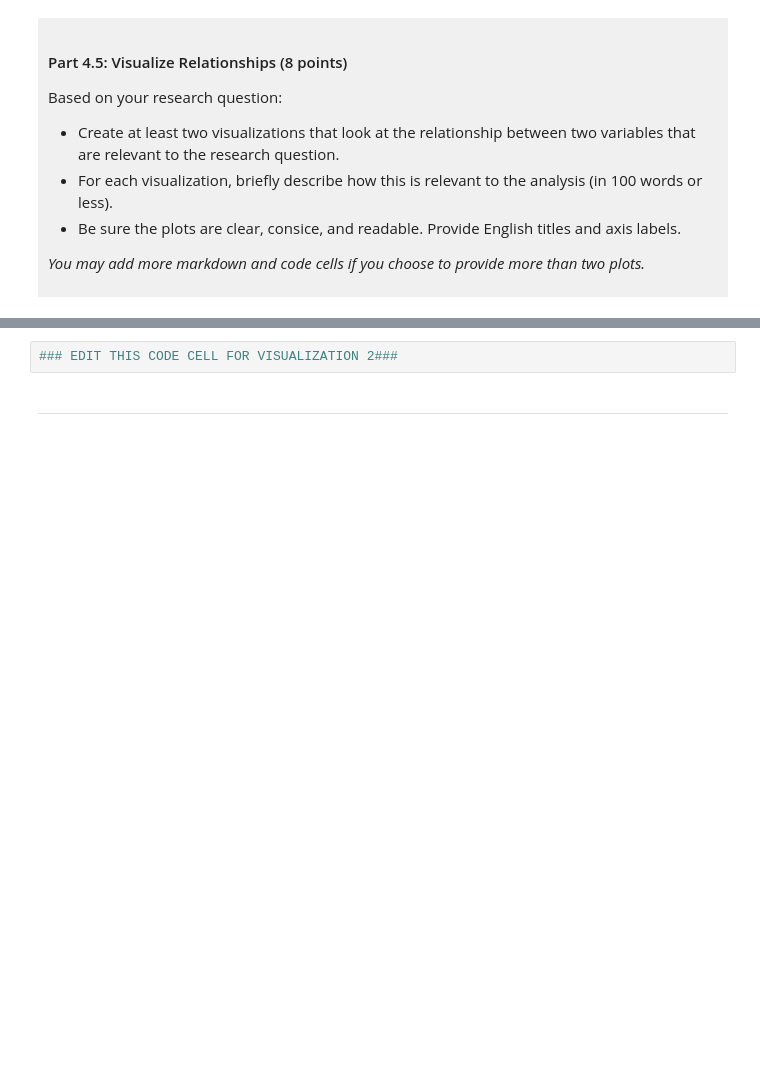
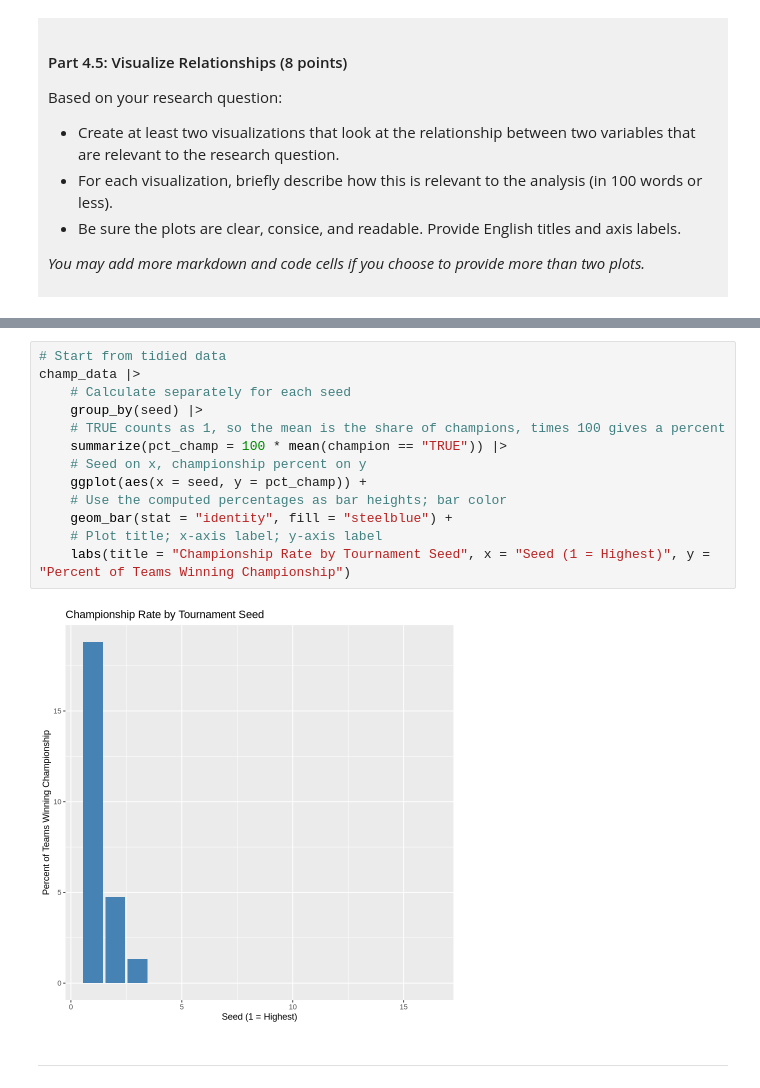
Before and after one commit to Hankin07/dsci-100-project-Hankin-Zhao, a Jupyter notebook: dsci-100-project-notebook.ipynb, the cells around one changed output, grey strips where cells are left out. Saved outputs shown, nothing was run; the diff lists cells and outputs as text; blank space fills up the shorter version.

```diff
--- a/dsci-100-project-notebook.ipynb
+++ b/dsci-100-project-notebook.ipynb
@@ -338,5 +408,18 @@ Visualization 2: %%% EDIT THIS MARKDOWN CELL%%%
 # %%
-### EDIT THIS CODE CELL FOR VISUALIZATION 2###
+# Start from tidied data
+champ_data |>
+    # Calculate separately for each seed
+    group_by(seed) |>
+    # TRUE counts as 1, so the mean is the share of champions, times 100 gives a percent
+    summarize(pct_champ = 100 * mean(champion == "TRUE")) |>
+    # Seed on x, championship percent on y
+    ggplot(aes(x = seed, y = pct_champ)) +
+    # Use the computed percentages as bar heights; bar color
+    geom_bar(stat = "identity", fill = "steelblue") +
+    # Plot title; x-axis label; y-axis label
+    labs(title = "Championship Rate by Tournament Seed", x = "Seed (1 = Highest)", y = "Percent of Teams Winning Championship")
+# %% [output]
+[figure, added]
 # %% [markdown]
 ------
 # %% [markdown]
```
Also changed, not shown: parts of 9 cells of this notebook.
